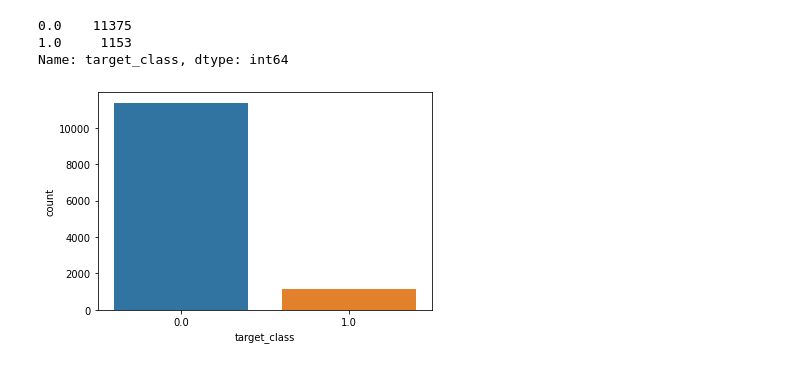
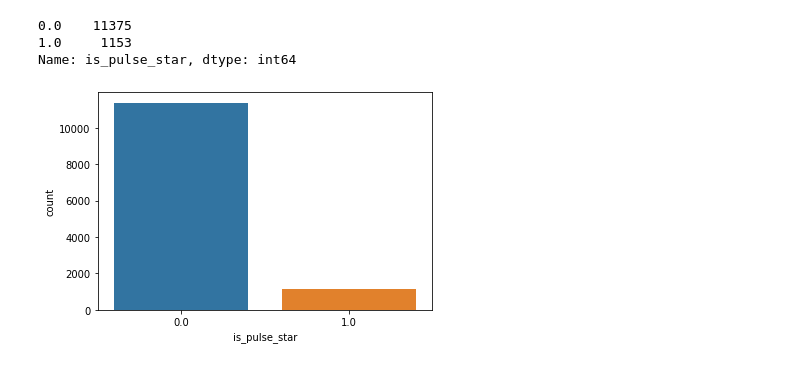
Before and after one commit to dsarj/tcc_previsao_pulsares, a Jupyter notebook: pulse_star_modelos.ipynb, the cells around one changed output. Cells and saved outputs as stored; diff of their text form; code cells hidden in the pictures.

```diff
--- a/pulse_star_modelos.ipynb
+++ b/pulse_star_modelos.ipynb
@@ -30,11 +37,11 @@ ps_df_train = pulse_star_train.copy()
 # %%
 # Verificando balanceamento das classes
-print(ps_df_train.target_class.value_counts())
-ax = sns.countplot(x="target_class", data=ps_df_train)
+print(ps_df_train.is_pulse_star.value_counts())
+ax = sns.countplot(x="is_pulse_star", data=ps_df_train)
 # %% [output]
 0.0    11375
 1.0     1153
-Name: target_class, dtype: int64
+Name: is_pulse_star, dtype: int64
-[figure, old version]
+[figure, new version]
 # %%
 # Preparando o train test split
```
Also changed, not shown: parts of 13 cells of this notebook.
